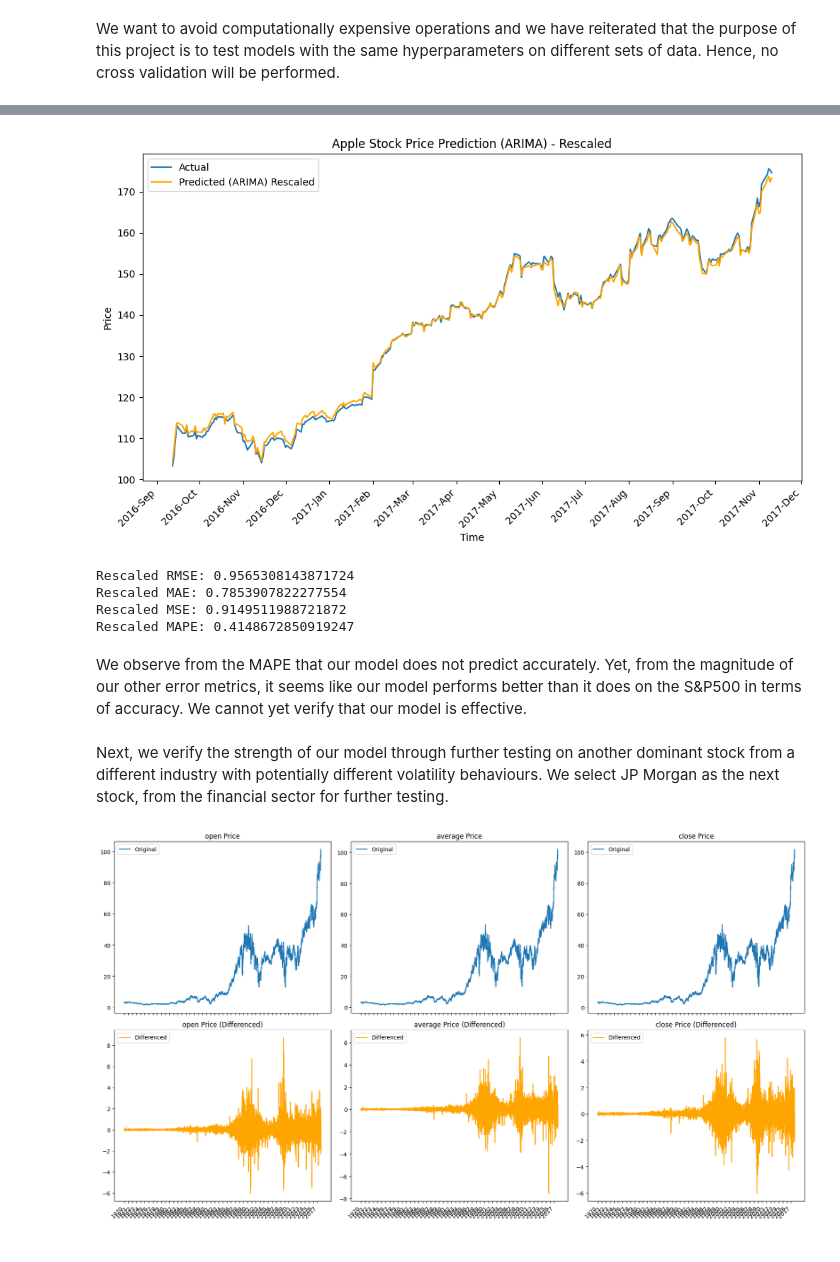
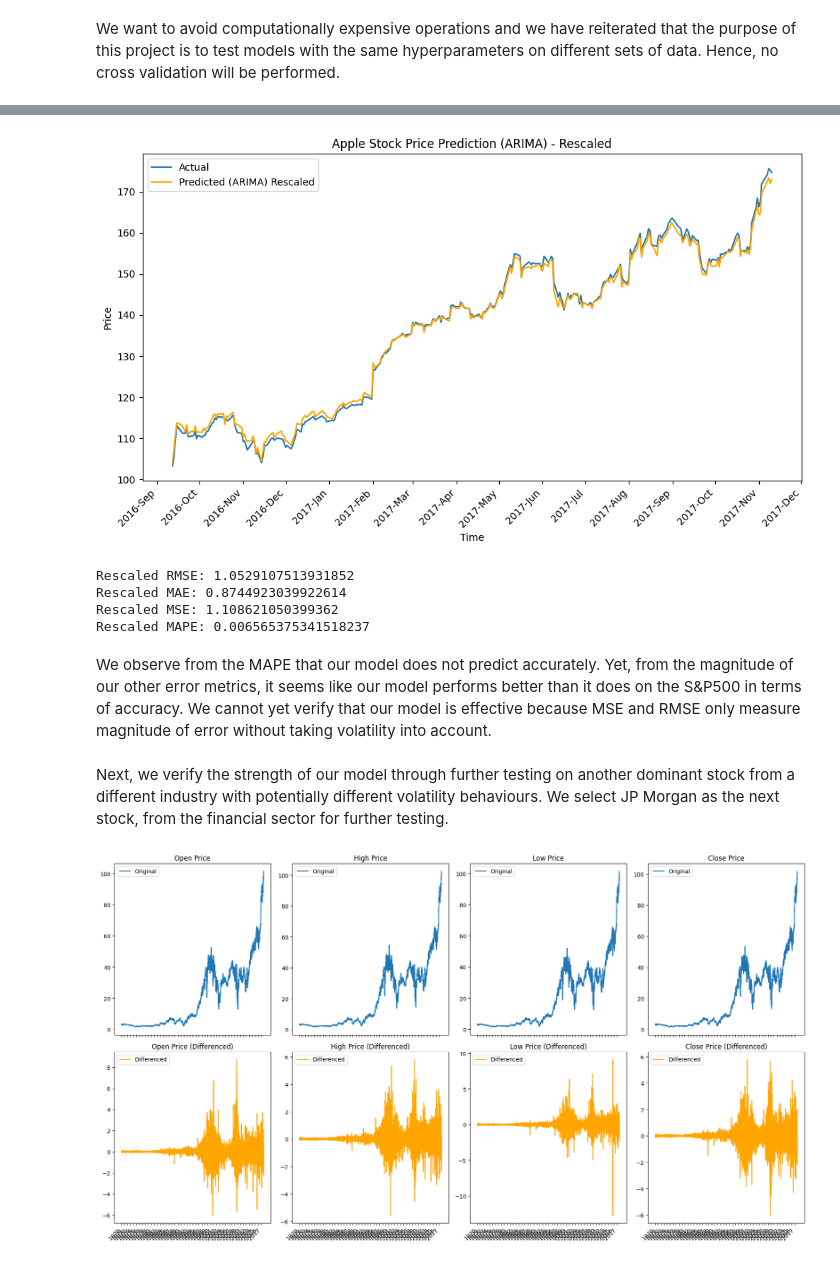
Before and after one commit to AdamChoong0095/NUS-Stock-Data, a Jupyter notebook: Stock_price_prediction.ipynb, the cells around one changed output, grey strips where cells are left out. Drawn from its saved outputs; the diff is of its cells as text; code cells hidden in the pictures.

```diff
--- a/Stock_price_prediction.ipynb
+++ b/Stock_price_prediction.ipynb
@@ -447,4 +376,0 @@ aapl=pd.read_csv('/content/drive/MyDrive/cs3244_data/Stocks/aapl.us.txt')
-# %%
-aapl=preprocessing_function(aapl)
-aapl_pivot = aapl.pivot(index='Date', columns='Type of Price', values='Price')
-aapl_pivot.reset_index(inplace=True)
@@ -456,28 +378,28 @@ for column in ['open', 'average','close']:
 We only consider last 5 years of data to maintain consistency. In addition, it is known that Apple has gone through very unexpected changes before this period of time. Hence, using our model on older data would not provide a fair comparison. (This is evident from the sudden behaviours and extreme price hikes experienced by Apple during the course of its history.)
 # %%
 # Create a figure with 6 subplots (2 rows, 3 columns)
-fig, axes = plt.subplots(2, 3, figsize=(18, 10), sharex=True)
-years_in_data = pd.to_datetime(aapl_pivot['Date'], format='%Y-%m-%d').dt.year.unique()
-aapl_pivot['Date'] = pd.to_datetime(aapl_pivot['Date'])
+fig, axes = plt.subplots(2, 4, figsize=(18, 10), sharex=True)
+years_in_data = pd.to_datetime(aapl['Date'], format='%Y-%m-%d').dt.year.unique()
+aapl['Date'] = pd.to_datetime(aapl['Date'])
 tick_locations = [mdates.date2num(pd.to_datetime(f'{year}-01-01')) for year in years_in_data]
 tick_labels = years_in_data.astype(str)
 # 3. Iterate through subplots and apply custom ticks and labels
-for i in range(3):
+for i in range(4):
     axes[0, i].set_xticks(tick_locations)
     axes[0, i].set_xticklabels(tick_labels, rotation=45, ha='right')
     axes[1, i].set_xticks(tick_locations)
     axes[1, i].set_xticklabels(tick_labels, rotation=45, ha='right')
 
-# Plot the data
-price_types = ['open', 'average', 'close']
+price_type=['Open','High','Low','Close']
+
 for i, price_type in enumerate(price_types):
     # Plot original prices
-    axes[0, i].plot(aapl_pivot['Date'], aapl_pivot[price_type], label='Original')
+    axes[0, i].plot(aapl['Date'], aapl[price_type], label='Original')
     axes[0, i].set_title(f'{price_type} Price')
     axes[0, i].legend()
 
     # Plot differenced prices
-    axes[1, i].plot(aapl_pivot['Date'], aapl_pivot[f'{price_type}_diff'], label='Differenced', color='orange')
+    axes[1, i].plot(aapl['Date'], aapl[f'{price_type}_diff'], label='Differenced', color='orange')
     axes[1, i].set_title(f'{price_type} Price (Differenced)')
     axes[1, i].legend()
 
@@ -524,9 +446,9 @@ MSE: 0.4582612441049288
 # %%
-predictions_rescaled = aapl_test['close'].iloc[0] + predictions.cumsum()
+predictions_rescaled = aapl_test['Close'].iloc[0] + predictions.cumsum()
 
 # Plot actual vs. rescaled predicted prices
 plt.figure(figsize=(12, 6))
-plt.plot(aapl_test['Date'], aapl_test['close'], label='Actual')
+plt.plot(aapl_test['Date'], aapl_test['Close'], label='Actual')
 plt.plot(aapl_test['Date'], predictions_rescaled, label='Predicted (ARIMA) Rescaled', color='orange')
 plt.title('Apple Stock Price Prediction (ARIMA) - Rescaled')
 # Convert 'Date' column to datetime
@@ -544,10 +466,10 @@ plt.legend()
 plt.show()
 
 # Calculate evaluation metrics on rescaled prices
-rmse_rescaled = mean_squared_error(aapl_test['close'], predictions_rescaled, squared=False)
-mae_rescaled = mean_absolute_error(aapl_test['close'], predictions_rescaled)
-mse_rescaled = mean_squared_error(aapl_test['close'], predictions_rescaled)
-mape_rescaled = mean_absolute_percentage_error(sp500_test['close'], predictions_rescaled)
+rmse_rescaled = mean_squared_error(aapl_test['Close'], predictions_rescaled, squared=False)
+mae_rescaled = mean_absolute_error(aapl_test['Close'], predictions_rescaled)
+mse_rescaled = mean_squared_error(aapl_test['Close'], predictions_rescaled)
+mape_rescaled = mean_absolute_percentage_error(aapl_test['Close'], predictions_rescaled)
 
 
 # Print the evaluation metrics for rescaled predictions
@@ -557,17 +479,15 @@ print(f'Rescaled MSE: {mse_rescaled}')
 print(f'Rescaled MAPE: {mape_rescaled}')
 # %% [output]
 [figure]
-Rescaled RMSE: 0.9565308143871724
-Rescaled MAE: 0.7853907822277554
-Rescaled MSE: 0.9149511988721872
-Rescaled MAPE: 0.4148672850919247
+Rescaled RMSE: 1.0529107513931852
+Rescaled MAE: 0.8744923039922614
+Rescaled MSE: 1.108621050399362
+Rescaled MAPE: 0.006565375341518237
 # %% [markdown]
-We observe from the MAPE that our model does not predict accurately. Yet, from the magnitude of our other error metrics, it seems like our model performs better than it does on the S&P500 in terms of accuracy. We cannot yet verify that our model is effective.
+We observe from the MAPE that our model does not predict accurately. Yet, from the magnitude of our other error metrics, it seems like our model performs better than it does on the S&P500 in terms of accuracy. We cannot yet verify that our model is effective because MSE and RMSE only measure magnitude of error without taking volatility into account.
 # %% [markdown]
 Next, we verify the strength of our model through further testing on another dominant stock from a different industry with potentially different volatility behaviours. We select JP Morgan as the next stock, from the financial sector for further testing.
 # %%
 jpm=pd.read_csv('/content/drive/MyDrive/cs3244_data/Stocks/jpm.us.txt')
+jpm.drop(columns={'OpenInt','Volume'}, inplace=True)
+jpm=differencing_func(jpm)
-# %%
-jpm=preprocessing_function(jpm)
-jpm_pivot = jpm.pivot(index='Date', columns='Type of Price', values='Price')
-jpm_pivot.reset_index(inplace=True)
@@ -578,34 +494,33 @@ for column in ['open', 'average','close']:
 # %%
-# Create a figure with 6 subplots (2 rows, 3 columns)
-fig, axes = plt.subplots(2, 3, figsize=(18, 10), sharex=True)
-years_in_data = pd.to_datetime(jpm_pivot['Date'], format='%Y-%m-%d').dt.year.unique()
-jpm_pivot['Date'] = pd.to_datetime(jpm_pivot['Date'])
+fig, axes = plt.subplots(2, 4, figsize=(18, 10), sharex=True)
+years_in_data = pd.to_datetime(jpm['Date'], format='%Y-%m-%d').dt.year.unique()
+jpm['Date'] = pd.to_datetime(jpm['Date'])
 tick_locations = [mdates.date2num(pd.to_datetime(f'{year}-01-01')) for year in years_in_data]
 tick_labels = years_in_data.astype(str)
-jpm_pivot['Date'] = pd.to_datetime(jpm_pivot['Date'])
+jpm['Date'] = pd.to_datetime(jpm['Date'])
 # 3. Iterate through subplots and apply custom ticks and labels
-for i in range(3):
+for i in range(4):
     axes[0, i].set_xticks(tick_locations)
     axes[0, i].set_xticklabels(tick_labels, rotation=45, ha='right')
     axes[1, i].set_xticks(tick_locations)
     axes[1, i].set_xticklabels(tick_labels, rotation=45, ha='right')
 
 # Plot the data
-price_types = ['open', 'average', 'close']
+price_types = ['Open', 'High','Low','Close']
 for i, price_type in enumerate(price_types):
     # Plot original prices
-    axes[0, i].plot(jpm_pivot['Date'], jpm_pivot[price_type], label='Original')
+    axes[0, i].plot(jpm['Date'], jpm[price_type], label='Original')
     axes[0, i].set_title(f'{price_type} Price')
     axes[0, i].legend()
 
     # Plot differenced prices
-    axes[1, i].plot(jpm_pivot['Date'], jpm_pivot[f'{price_type}_diff'], label='Differenced', color='orange')
+    axes[1, i].plot(jpm['Date'], jpm[f'{price_type}_diff'], label='Differenced', color='orange')
     axes[1, i].set_title(f'{price_type} Price (Differenced)')
     axes[1, i].legend()
 
 # Adjust layout and display
 plt.tight_layout()
 plt.show()
 # %% [output]
-[figure, old version]
+[figure, new version]
 # %%
```
Also changed, not shown: parts of 32 cells of this notebook.
